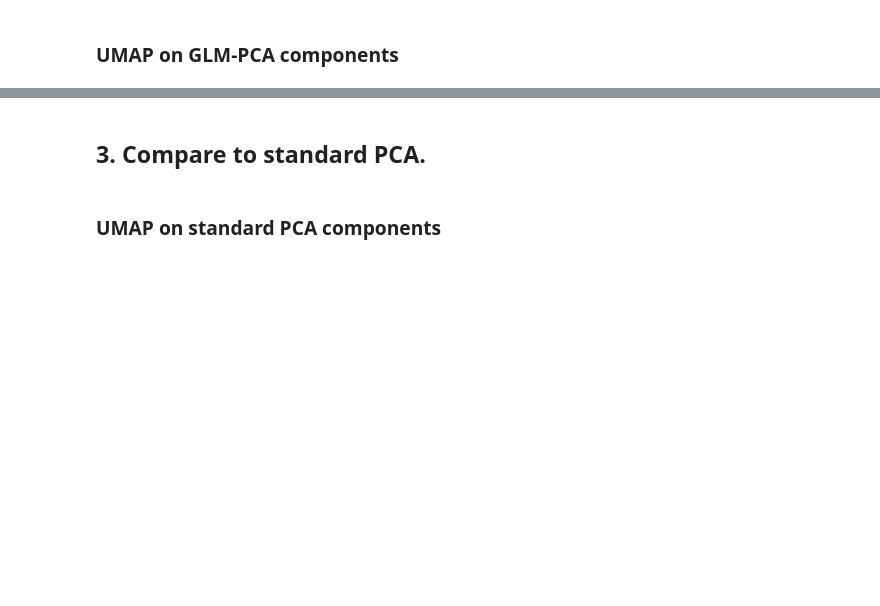
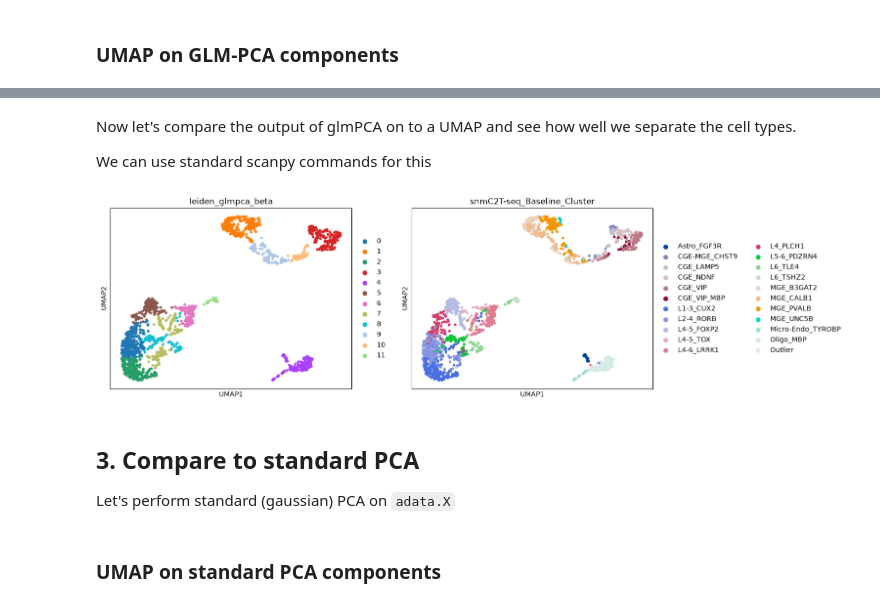
Before and after one commit to bhardwaj-lab/sincei, a Jupyter notebook: docs/content/tutorials/snmCATseq_glmPCA_analysis.ipynb, the cells around one changed output, grey strips where cells are left out. Saved outputs shown, nothing was run; the diff lists cells and outputs as text; code cells hidden in the pictures; blank space fills up the shorter version.

```diff
--- a/docs/content/tutorials/snmCATseq_glmPCA_analysis.ipynb
+++ b/docs/content/tutorials/snmCATseq_glmPCA_analysis.ipynb
@@ -138,0 +116,4 @@ Wed Dec 17 13:06:18 2025 Finished embedding
+# %% [markdown]
+Now let's compare the output of glmPCA on to a UMAP and see how well we separate the cell types.
+
+We can use standard scanpy commands for this
@@ -139,3 +129,10 @@ Wed Dec 17 13:06:18 2025 Finished embedding
+# %%
+# plot
+sc.pl.umap(adata, color = ['leiden_glmpca_beta', 'snmC2T-seq_Baseline_Cluster'])
+# %% [output]
+[figure, added]
 # %% [markdown]
-## 3. Compare to standard PCA.
+## 3. Compare to standard PCA
+
+Let's perform standard (gaussian) PCA on `adata.X`
 # %%
```
Also changed, not shown: parts of 16 cells of this notebook, 2 other files.
